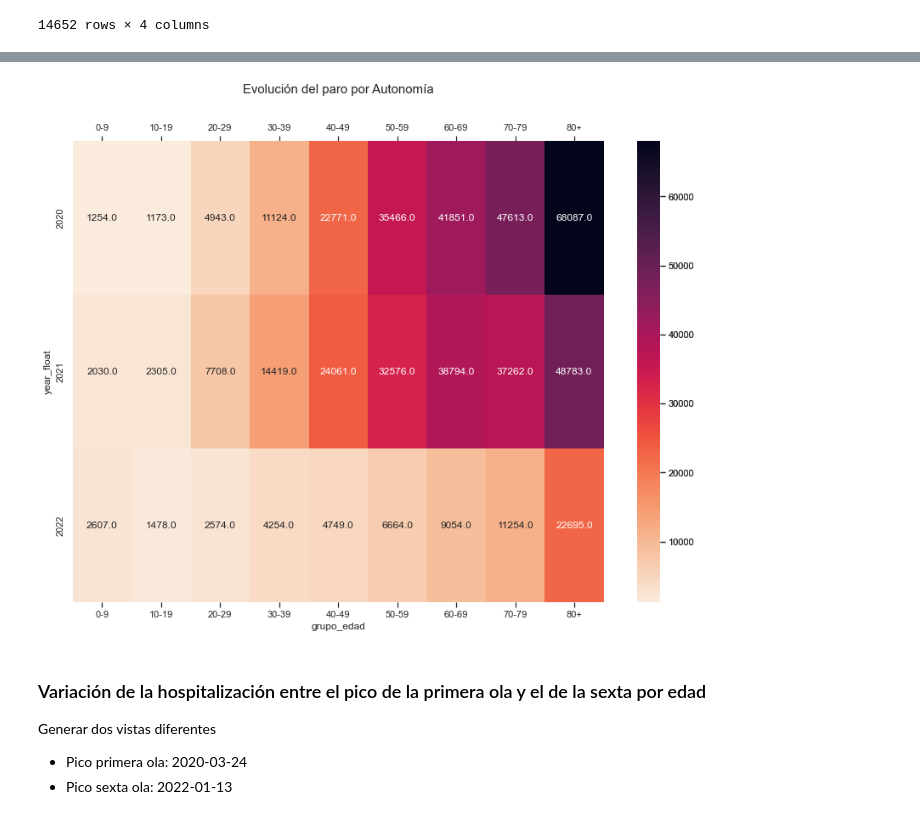
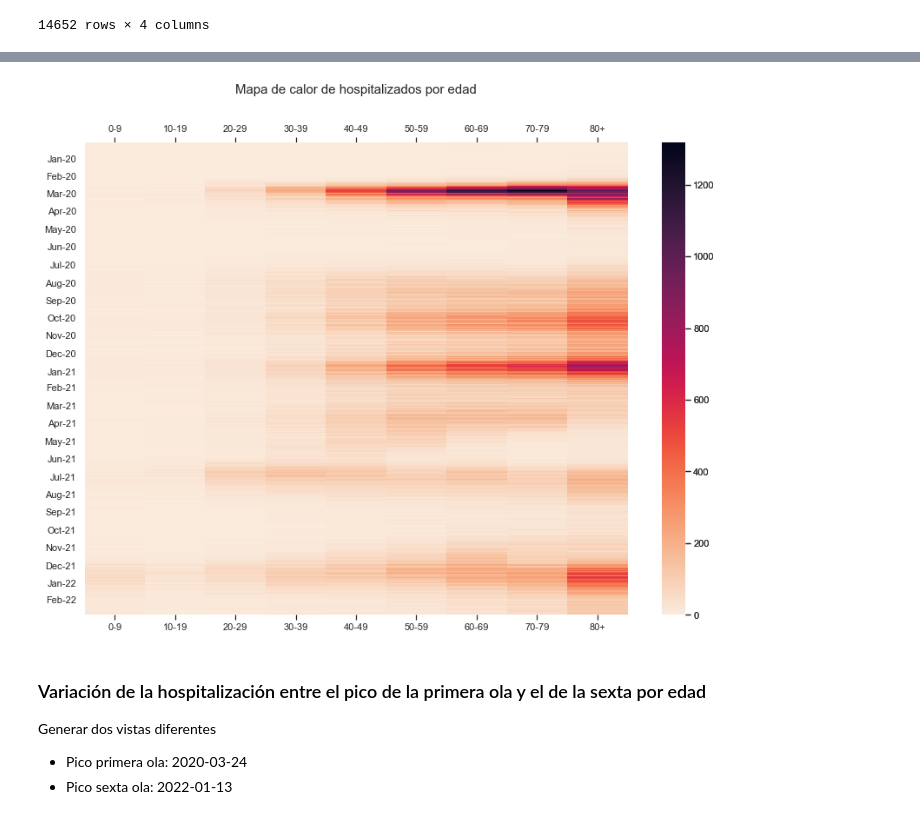
Before and after one commit to Atuneros/trabajos, a Jupyter notebook: visualizacion/INSO4Z_2021_2022_actividad_python.ipynb, the cells around one changed output, grey strips where cells are left out. Saved outputs shown, nothing was run; the diff lists cells and outputs as text; code cells hidden in the pictures.

```diff
--- a/visualizacion/INSO4Z_2021_2022_actividad_python.ipynb
+++ b/visualizacion/INSO4Z_2021_2022_actividad_python.ipynb
@@ -339,6 +339,3 @@ covid_provincias_df2
 | 14650 | 2022-03-24 | 80+ | H | 51 |
 | 14651 | 2022-03-24 | 80+ | M | 56 |
 14652 rows × 4 columns
-# %%
-covid_provincias_df2["year"] = covid_provincias_df2["fecha"].dt.year
-covid_provincias_df2
@@ -359,3 +341,0 @@ covid_provincias_df2
-# %%
-covid_provincias_df2["year_float"] = pd.to_numeric(covid_provincias_df2["year"])
-covid_provincias_df2
@@ -376,5 +342,4 @@ covid_provincias_df2
 # %%
-# covid_provincias_df3 = covid_provincias_df2[["grupo_edad", "year_float", "num_hosp"]]
-covid_provincias_df3 = covid_provincias_df2.groupby(["year_float", "grupo_edad"])["num_hosp"].sum().reset_index(name="num_hosp")
+covid_provincias_df3 = covid_provincias_df2.groupby(["fecha", "grupo_edad"])["num_hosp"].sum().reset_index(name="num_hosp")
 covid_provincias_df3
 # %% [output]
@@ -398,3 +359,2 @@ covid_provincias_df3
 # %%
-covid_provincias_df3 = covid_provincias_df3.pivot("year_float", "grupo_edad", "num_hosp")
-covid_provincias_df3
+covid_provincias_df3 = covid_provincias_df3.pivot("fecha", "grupo_edad", "num_hosp")
@@ -407,19 +361,21 @@ covid_provincias_df3
 # %%
 # mapa de calor
 
 sns.set_theme()
 
 plt.rcParams["figure.figsize"]=[14,10]
 fig, ax = plt.subplots () # Creamos el contenedor y el eje
 ax1 = ax.twiny() #Para crear un doble eje
-ax = sns.heatmap(covid_provincias_df3, annot = True, fmt='.1f', cmap='rocket_r', ax=ax)
-ax = sns.heatmap(covid_provincias_df3, annot = True, fmt='.1f', cmap='rocket_r', ax=ax1)
-ax.set_title("Evolución del paro por Autonomía\n",size =15)
-ax.set_xlabel('')  #xlabel
-ax.set_ylabel('') #ylabel
-ax.yaxis.set_tick_params(labelsize=12)
+ax = sns.heatmap(covid_provincias_df3, annot = False, cmap='rocket_r', ax=ax)
+ax.set_xlabel("")
+ax.set_ylabel("")
+ax = sns.heatmap(covid_provincias_df3, annot = False, cmap='rocket_r', ax=ax1)
+ax.set_xlabel("")
+ax.set_ylabel("")
+ax.set_title("Mapa de calor de hospitalizados por edad\n",size =15)
+ax = set_date_ticks(ax, '2020-01-01', '2022-03-10', freq='M', date_format='%b-%y')
 # %% [output]
-[figure, old version]
+[figure, new version]
 # %% [markdown]
 ### Variación de la hospitalización  entre el pico de la primera ola y el de la sexta por edad
 
```
Also changed, not shown: parts of 13 cells of this notebook.
